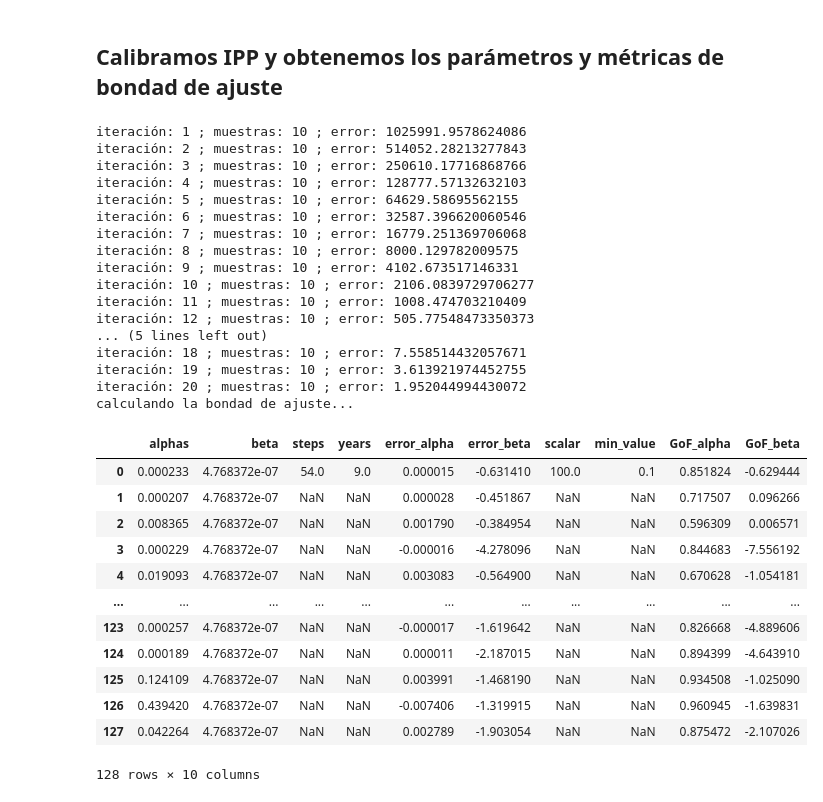
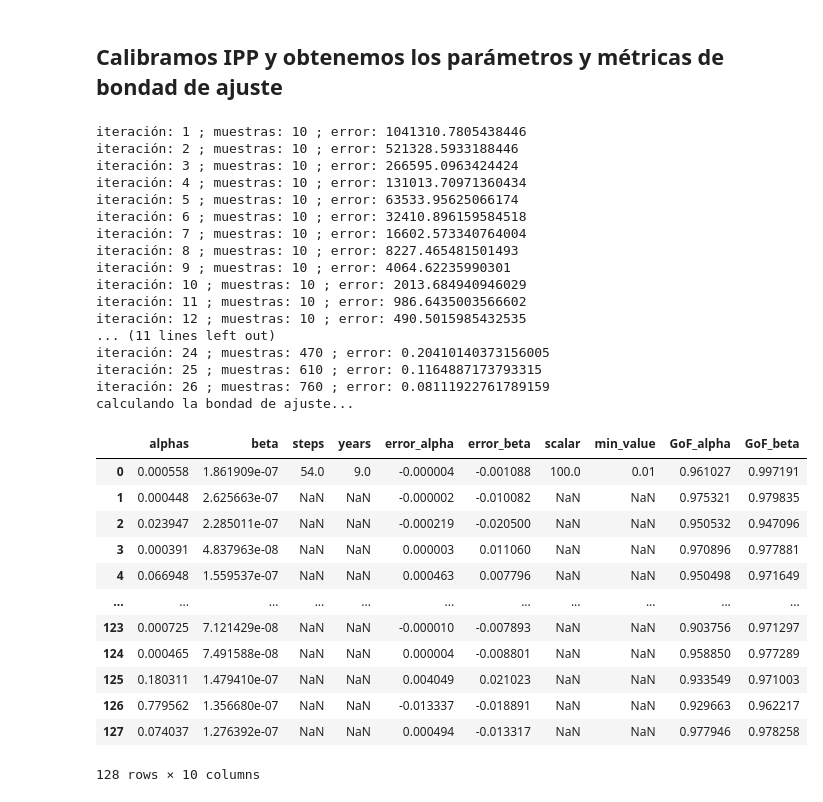
Before and after one commit to oguerrer/IPP_Lima, a Jupyter notebook: tutoriales/02 - calibracion.ipynb, the cells around one changed output. Drawn from its saved outputs; the diff is of its cells as text; code cells hidden in the pictures.

```diff
--- a/tutoriales/02 - calibracion.ipynb
+++ b/tutoriales/02 - calibracion.ipynb
@@ -168,39 +168,39 @@ budget_hash
 parallel_processes = 2 # número de procesos paralelos
 tolerance = .1 # tolerancia del error promedio
 
-parametros_finales = calibrator.calibrate(I0, A, R, cc, rl, scalar, IF, success_emp, B_sequence, budget_hash, num_years, max_steps, tolerance, parallel_processes)
+parametros_calibrados = calibrator.calibrate(I0, A, R, cc, rl, scalar, IF, success_emp, B_sequence, budget_hash, num_years, max_steps, min_value, tolerance, parallel_processes)
 # %% [output]
-iteración: 1 ; muestras: 10 ; error: 1025991.9578624086
-iteración: 2 ; muestras: 10 ; error: 514052.28213277843
-iteración: 3 ; muestras: 10 ; error: 250610.17716868766
-iteración: 4 ; muestras: 10 ; error: 128777.57132632103
-iteración: 5 ; muestras: 10 ; error: 64629.58695562155
-iteración: 6 ; muestras: 10 ; error: 32587.396620060546
-iteración: 7 ; muestras: 10 ; error: 16779.251369706068
-iteración: 8 ; muestras: 10 ; error: 8000.129782009575
-iteración: 9 ; muestras: 10 ; error: 4102.673517146331
-iteración: 10 ; muestras: 10 ; error: 2106.0839729706277
-iteración: 11 ; muestras: 10 ; error: 1008.474703210409
-iteración: 12 ; muestras: 10 ; error: 505.77548473350373
-... (5 lines left out)
-iteración: 18 ; muestras: 10 ; error: 7.558514432057671
-iteración: 19 ; muestras: 10 ; error: 3.613921974452755
-iteración: 20 ; muestras: 10 ; error: 1.952044994430072
+iteración: 1 ; muestras: 10 ; error: 1041310.7805438446
+iteración: 2 ; muestras: 10 ; error: 521328.5933188446
+iteración: 3 ; muestras: 10 ; error: 266595.0963424424
+iteración: 4 ; muestras: 10 ; error: 131013.70971360434
+iteración: 5 ; muestras: 10 ; error: 63533.95625066174
+iteración: 6 ; muestras: 10 ; error: 32410.896159584518
+iteración: 7 ; muestras: 10 ; error: 16602.573340764004
+iteración: 8 ; muestras: 10 ; error: 8227.465481501493
+iteración: 9 ; muestras: 10 ; error: 4064.62235990301
+iteración: 10 ; muestras: 10 ; error: 2013.684940946029
+iteración: 11 ; muestras: 10 ; error: 986.6435003566602
+iteración: 12 ; muestras: 10 ; error: 490.5015985432535
+... (11 lines left out)
+iteración: 24 ; muestras: 470 ; error: 0.20410140373156005
+iteración: 25 ; muestras: 610 ; error: 0.1164887173793315
+iteración: 26 ; muestras: 760 ; error: 0.08111922761789159
 calculando la bondad de ajuste...
 # %%
 # imprimimos resultados
-parametros_finales
+parametros_calibrados
 # %% [output]
 |  | alphas | beta | steps | years | error_alpha | error_beta | scalar | min_value | GoF_alpha | GoF_beta |
-| 0 | 0.000233 | 4.768372e-07 | 54.0 | 9.0 | 0.000015 | -0.631410 | 100.0 | 0.1 | 0.851824 | -0.629444 |
-| 1 | 0.000207 | 4.768372e-07 | NaN | NaN | 0.000028 | -0.451867 | NaN | NaN | 0.717507 | 0.096266 |
-| 2 | 0.008365 | 4.768372e-07 | NaN | NaN | 0.001790 | -0.384954 | NaN | NaN | 0.596309 | 0.006571 |
-| 3 | 0.000229 | 4.768372e-07 | NaN | NaN | -0.000016 | -4.278096 | NaN | NaN | 0.844683 | -7.556192 |
-| 4 | 0.019093 | 4.768372e-07 | NaN | NaN | 0.003083 | -0.564900 | NaN | NaN | 0.670628 | -1.054181 |
+| 0 | 0.000558 | 1.861909e-07 | 54.0 | 9.0 | -0.000004 | -0.001088 | 100.0 | 0.01 | 0.961027 | 0.997191 |
+| 1 | 0.000448 | 2.625663e-07 | NaN | NaN | -0.000002 | -0.010082 | NaN | NaN | 0.975321 | 0.979835 |
+| 2 | 0.023947 | 2.285011e-07 | NaN | NaN | -0.000219 | -0.020500 | NaN | NaN | 0.950532 | 0.947096 |
+| 3 | 0.000391 | 4.837963e-08 | NaN | NaN | 0.000003 | 0.011060 | NaN | NaN | 0.970896 | 0.977881 |
+| 4 | 0.066948 | 1.559537e-07 | NaN | NaN | 0.000463 | 0.007796 | NaN | NaN | 0.950498 | 0.971649 |
 | ... | ... | ... | ... | ... | ... | ... | ... | ... | ... | ... |
-| 123 | 0.000257 | 4.768372e-07 | NaN | NaN | -0.000017 | -1.619642 | NaN | NaN | 0.826668 | -4.889606 |
-| 124 | 0.000189 | 4.768372e-07 | NaN | NaN | 0.000011 | -2.187015 | NaN | NaN | 0.894399 | -4.643910 |
-| 125 | 0.124109 | 4.768372e-07 | NaN | NaN | 0.003991 | -1.468190 | NaN | NaN | 0.934508 | -1.025090 |
-| 126 | 0.439420 | 4.768372e-07 | NaN | NaN | -0.007406 | -1.319915 | NaN | NaN | 0.960945 | -1.639831 |
-| 127 | 0.042264 | 4.768372e-07 | NaN | NaN | 0.002789 | -1.903054 | NaN | NaN | 0.875472 | -2.107026 |
+| 123 | 0.000725 | 7.121429e-08 | NaN | NaN | -0.000010 | -0.007893 | NaN | NaN | 0.903756 | 0.971297 |
+| 124 | 0.000465 | 7.491588e-08 | NaN | NaN | 0.000004 | -0.008801 | NaN | NaN | 0.958850 | 0.977289 |
+| 125 | 0.180311 | 1.479410e-07 | NaN | NaN | 0.004049 | 0.021023 | NaN | NaN | 0.933549 | 0.971003 |
+| 126 | 0.779562 | 1.356680e-07 | NaN | NaN | -0.013337 | -0.018891 | NaN | NaN | 0.929663 | 0.962217 |
+| 127 | 0.074037 | 1.276392e-07 | NaN | NaN | 0.000494 | -0.013317 | NaN | NaN | 0.977946 | 0.978258 |
 128 rows × 10 columns
```
Also changed, not shown: parts of 5 cells of this notebook, 1 other file.
